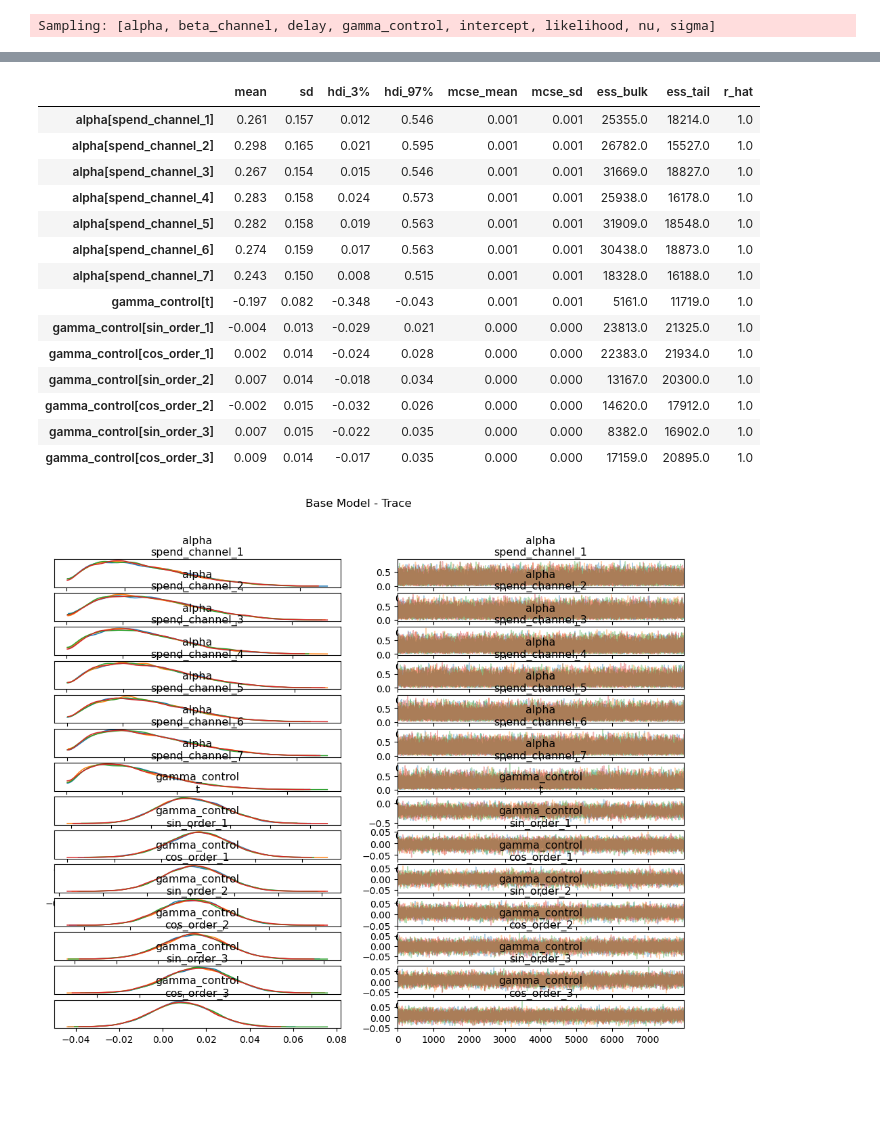
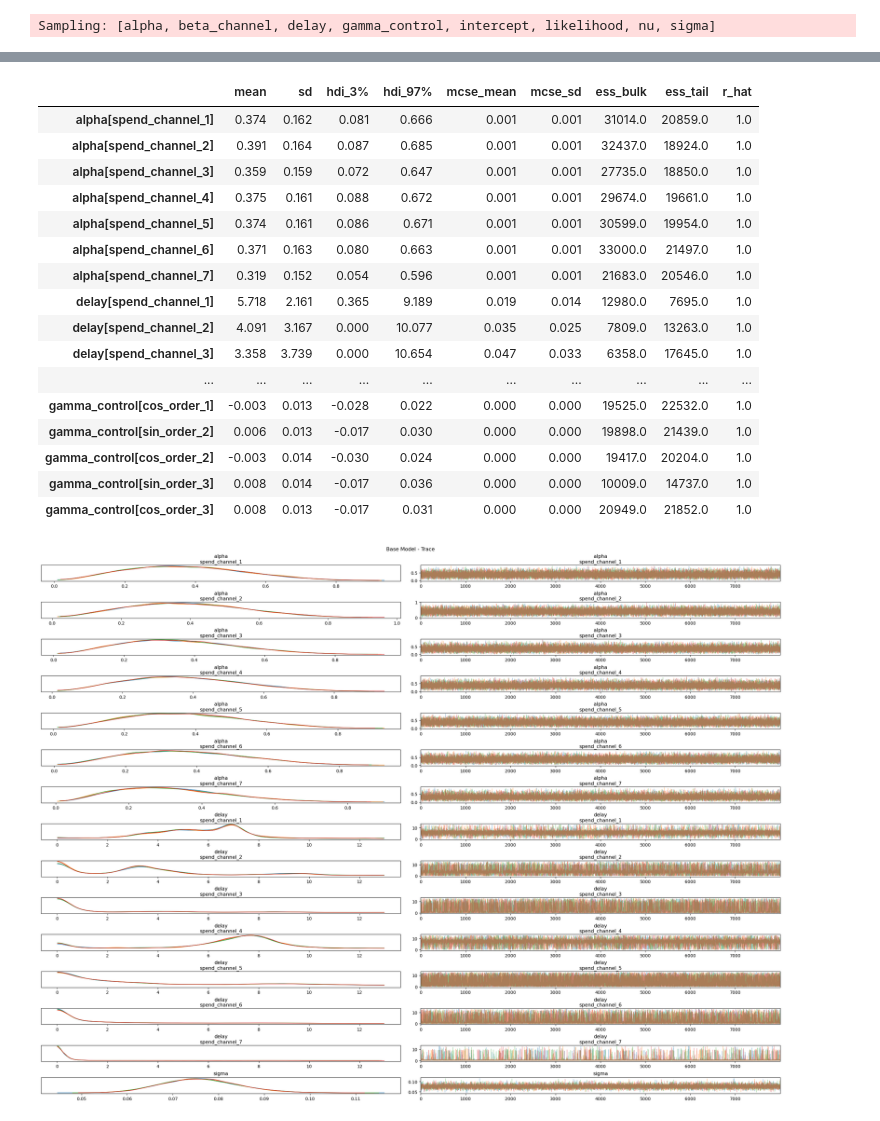
Before and after one commit to alpertaskiran/bayesian_mmm, a Jupyter notebook: bayes mmm.ipynb, the cells around one changed output, grey strips where cells are left out. Cells and saved outputs as stored; diff of their text form; code cells hidden in the pictures; blank space fills up the shorter version.

```diff
--- a/bayes mmm.ipynb
+++ b/bayes mmm.ipynb
@@ -89,14 +89,14 @@ with pm.Model(coords=coords) as model:
     beta_channel = pm.HalfNormal(
         name="beta_channel", sigma=1, dims="channel"
     )
-    alpha = pm.Beta(name="alpha", alpha=2, beta=5, dims="channel")
+    alpha = pm.Beta(name="alpha", alpha=3, beta=5, dims="channel")
     theta = pm.Uniform('delay',lower=0,upper=max_lag,dims='channel')
     sigma = pm.HalfNormal(name="sigma", sigma=1)
     fourier_control = pm.Laplace(
-        name="gamma_control", mu=0, b=2, dims="control"
+        name="gamma_control", mu=0, b=1, dims="control"
     )
     # degrees of freedom of the t distribution
-    nu = pm.Gamma(name="nu", alpha=25, beta=1)
+    nu = pm.Gamma(name="nu", alpha=15, beta=1)
 
     #model parametrization
     channel_adstock = pm.Deterministic(
@@ -179,38 +181,42 @@ Sampling: [likelihood]
 # %%
 az.summary(
     data=model_trace,
-    var_names=['alpha','gamma_control'])
+    var_names=['alpha','delay','intercept','beta_channel','nu','gamma_control'])
 # %% [output]
 |  | mean | sd | hdi_3% | hdi_97% | mcse_mean | mcse_sd | ess_bulk | ess_tail | r_hat |
-| alpha[spend_channel_1] | 0.261 | 0.157 | 0.012 | 0.546 | 0.001 | 0.001 | 25355.0 | 18214.0 | 1.0 |
-| alpha[spend_channel_2] | 0.298 | 0.165 | 0.021 | 0.595 | 0.001 | 0.001 | 26782.0 | 15527.0 | 1.0 |
-| alpha[spend_channel_3] | 0.267 | 0.154 | 0.015 | 0.546 | 0.001 | 0.001 | 31669.0 | 18827.0 | 1.0 |
-| alpha[spend_channel_4] | 0.283 | 0.158 | 0.024 | 0.573 | 0.001 | 0.001 | 25938.0 | 16178.0 | 1.0 |
-| alpha[spend_channel_5] | 0.282 | 0.158 | 0.019 | 0.563 | 0.001 | 0.001 | 31909.0 | 18548.0 | 1.0 |
-| alpha[spend_channel_6] | 0.274 | 0.159 | 0.017 | 0.563 | 0.001 | 0.001 | 30438.0 | 18873.0 | 1.0 |
-| alpha[spend_channel_7] | 0.243 | 0.150 | 0.008 | 0.515 | 0.001 | 0.001 | 18328.0 | 16188.0 | 1.0 |
-| gamma_control[t] | -0.197 | 0.082 | -0.348 | -0.043 | 0.001 | 0.001 | 5161.0 | 11719.0 | 1.0 |
-| gamma_control[sin_order_1] | -0.004 | 0.013 | -0.029 | 0.021 | 0.000 | 0.000 | 23813.0 | 21325.0 | 1.0 |
-| gamma_control[cos_order_1] | 0.002 | 0.014 | -0.024 | 0.028 | 0.000 | 0.000 | 22383.0 | 21934.0 | 1.0 |
-| gamma_control[sin_order_2] | 0.007 | 0.014 | -0.018 | 0.034 | 0.000 | 0.000 | 13167.0 | 20300.0 | 1.0 |
-| gamma_control[cos_order_2] | -0.002 | 0.015 | -0.032 | 0.026 | 0.000 | 0.000 | 14620.0 | 17912.0 | 1.0 |
-| gamma_control[sin_order_3] | 0.007 | 0.015 | -0.022 | 0.035 | 0.000 | 0.000 | 8382.0 | 16902.0 | 1.0 |
-| gamma_control[cos_order_3] | 0.009 | 0.014 | -0.017 | 0.035 | 0.000 | 0.000 | 17159.0 | 20895.0 | 1.0 |
+| alpha[spend_channel_1] | 0.374 | 0.162 | 0.081 | 0.666 | 0.001 | 0.001 | 31014.0 | 20859.0 | 1.0 |
+| alpha[spend_channel_2] | 0.391 | 0.164 | 0.087 | 0.685 | 0.001 | 0.001 | 32437.0 | 18924.0 | 1.0 |
+| alpha[spend_channel_3] | 0.359 | 0.159 | 0.072 | 0.647 | 0.001 | 0.001 | 27735.0 | 18850.0 | 1.0 |
+| alpha[spend_channel_4] | 0.375 | 0.161 | 0.088 | 0.672 | 0.001 | 0.001 | 29674.0 | 19661.0 | 1.0 |
+| alpha[spend_channel_5] | 0.374 | 0.161 | 0.086 | 0.671 | 0.001 | 0.001 | 30599.0 | 19954.0 | 1.0 |
+| alpha[spend_channel_6] | 0.371 | 0.163 | 0.080 | 0.663 | 0.001 | 0.001 | 33000.0 | 21497.0 | 1.0 |
+| alpha[spend_channel_7] | 0.319 | 0.152 | 0.054 | 0.596 | 0.001 | 0.001 | 21683.0 | 20546.0 | 1.0 |
+| delay[spend_channel_1] | 5.718 | 2.161 | 0.365 | 9.189 | 0.019 | 0.014 | 12980.0 | 7695.0 | 1.0 |
+| delay[spend_channel_2] | 4.091 | 3.167 | 0.000 | 10.077 | 0.035 | 0.025 | 7809.0 | 13263.0 | 1.0 |
+| delay[spend_channel_3] | 3.358 | 3.739 | 0.000 | 10.654 | 0.047 | 0.033 | 6358.0 | 17645.0 | 1.0 |
+| ... | ... | ... | ... | ... | ... | ... | ... | ... | ... |
+| gamma_control[cos_order_1] | -0.003 | 0.013 | -0.028 | 0.022 | 0.000 | 0.000 | 19525.0 | 22532.0 | 1.0 |
+| gamma_control[sin_order_2] | 0.006 | 0.013 | -0.017 | 0.030 | 0.000 | 0.000 | 19898.0 | 21439.0 | 1.0 |
+| gamma_control[cos_order_2] | -0.003 | 0.014 | -0.030 | 0.024 | 0.000 | 0.000 | 19417.0 | 20204.0 | 1.0 |
+| gamma_control[sin_order_3] | 0.008 | 0.014 | -0.017 | 0.036 | 0.000 | 0.000 | 10009.0 | 14737.0 | 1.0 |
+| gamma_control[cos_order_3] | 0.008 | 0.013 | -0.017 | 0.031 | 0.000 | 0.000 | 20949.0 | 21852.0 | 1.0 |
 # %%
 axes = az.plot_trace(
     data=model_trace,
-    var_names=['alpha','gamma_control'],
+#     var_names=['alpha','delay','intercept','beta_channel','nu','gamma_control'],
+    var_names=['alpha','delay','sigma'],
     compact=False,
+    combined=False,
     backend_kwargs={
-        "figsize": (12, 9),
-#         "layout": "constrained"
+        "figsize": (24, 18),
+        "layout": "constrained"
     },
 )
 fig = axes[0][0].get_figure()
 fig.suptitle("Base Model - Trace")
 plt.show()
 # %% [output]
-[figure, old version]
+[figure, new version]
 # %%
 fig, ax = plt.subplots(figsize=(6, 4))
 az.plot_forest(
```
Also changed, not shown: parts of 8 cells of this notebook, 2 other files.
